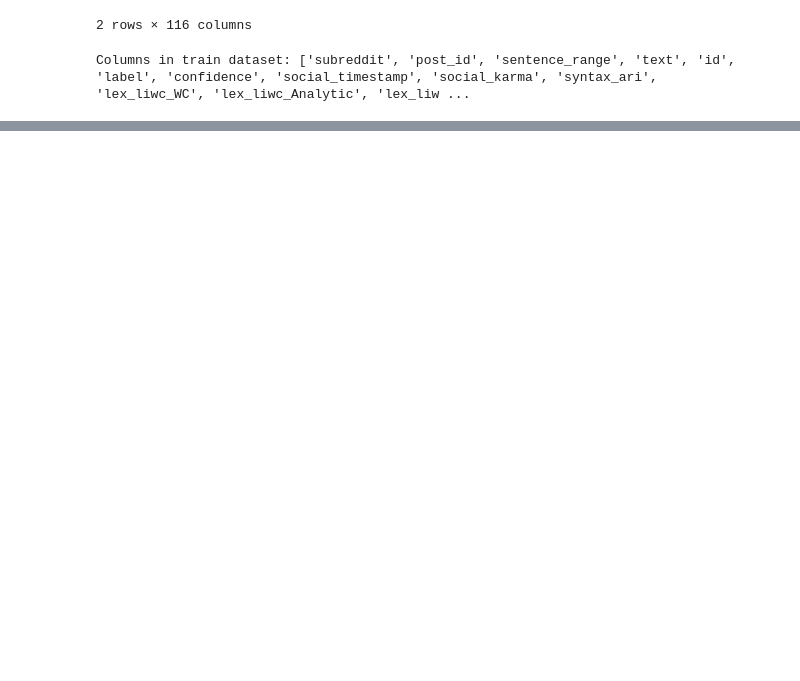
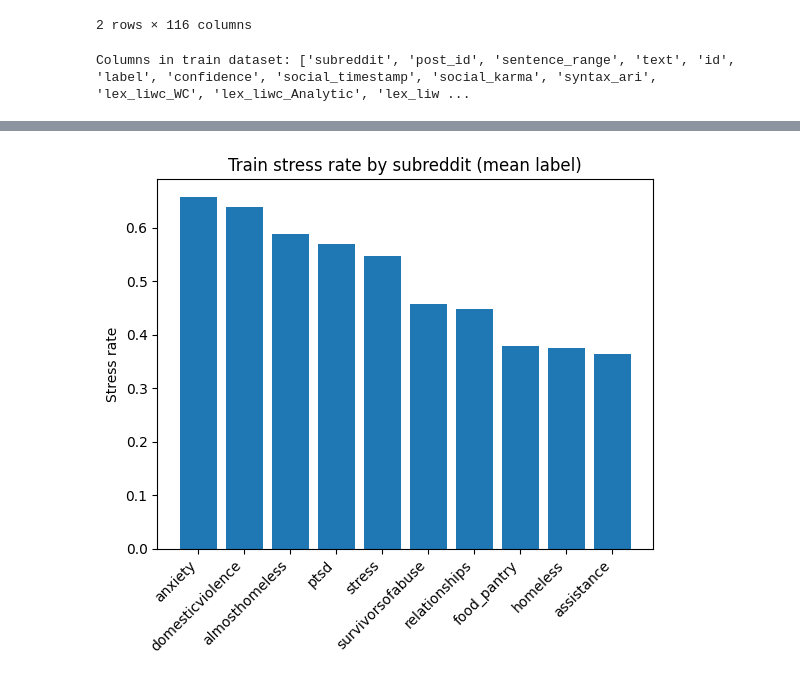
Before and after one commit to beckhamtoh/DSA4262, a Jupyter notebook: Individual Assignment 2/Assignment 2.ipynb, the cells around one changed output, grey strips where cells are left out. Cells and saved outputs as stored; diff of their text form; code cells hidden in the pictures; blank space fills up the shorter version.

```diff
--- a/Individual Assignment 2/Assignment 2.ipynb
+++ b/Individual Assignment 2/Assignment 2.ipynb
@@ -60,0 +113,11 @@ Columns in train dataset: ['subreddit', 'post_id', 'sentence_range', 'text', 'id
+# %%
+sub_stress_rate = train_df.groupby(GROUP_COL)[TARGET_COL].mean().sort_values(ascending=False)
+
+plt.figure()
+plt.bar(sub_stress_rate.index, sub_stress_rate.values)
+plt.title("Train stress rate by subreddit (mean label)")
+plt.xticks(rotation=45, ha="right")
+plt.ylabel("Stress rate")
+plt.show()
+# %% [output]
+[figure, added]
```
Also changed, not shown: parts of 50 cells of this notebook.
